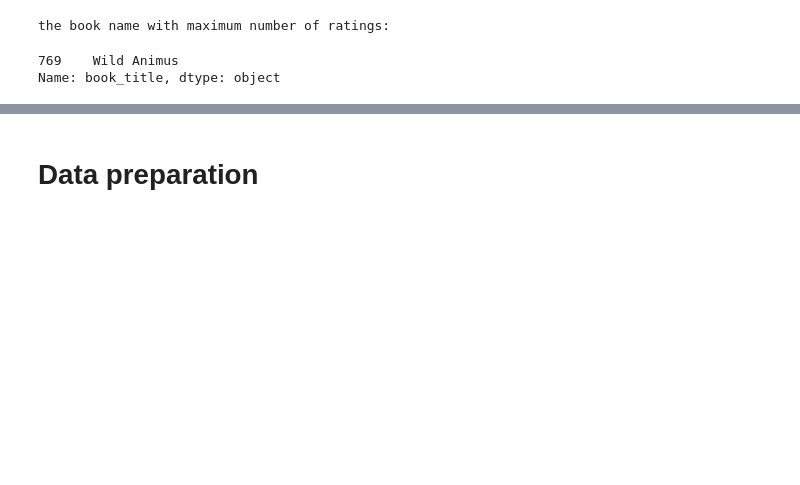
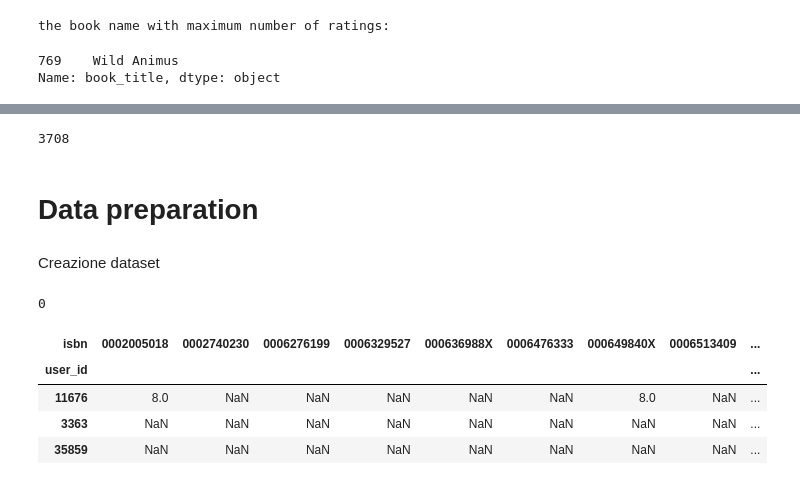
Before and after one commit to Song-z-h/data-intensive-proj, a Jupyter notebook: recomendation.ipynb, the cells around one changed output, grey strips where cells are left out. Drawn from its saved outputs; the diff is of its cells as text; code cells hidden in the pictures; blank space fills up the shorter version.

```diff
--- a/recomendation.ipynb
+++ b/recomendation.ipynb
@@ -175,2 +213,15 @@ plt.show()
+# %%
+#ratings_df = 0
+#df = 0
+del ratings_df
+del df
+gc.collect()
+# %% [output]
+3708
 # %% [markdown]
 # Data preparation
+# %% [markdown]
+Creazione dataset
+# %%
+division_index=int(0.9*ratings.shape[0])
+val_set = ratings.sparse.to_dense()
@@ -176,0 +250,13 @@ plt.show()
+# %%
+del dense_ratings
+gc.collect()
+# %% [output]
+0
+# %%
+val_set.iloc[:3, :15]
+# %% [output]
+| isbn | 0002005018 | 0002740230 | 0006276199 | 0006329527 | 000636988X | 0006476333 | 000649840X | 0006513409 | ... |
+| user_id |  |  |  |  |  |  |  |  | ... |
+| 11676 | 8.0 | NaN | NaN | NaN | NaN | NaN | 8.0 | NaN | ... |
+| 3363 | NaN | NaN | NaN | NaN | NaN | NaN | NaN | NaN | ... |
+| 35859 | NaN | NaN | NaN | NaN | NaN | NaN | NaN | NaN | ... |
```
Also changed, not shown: parts of 76 cells of this notebook.
